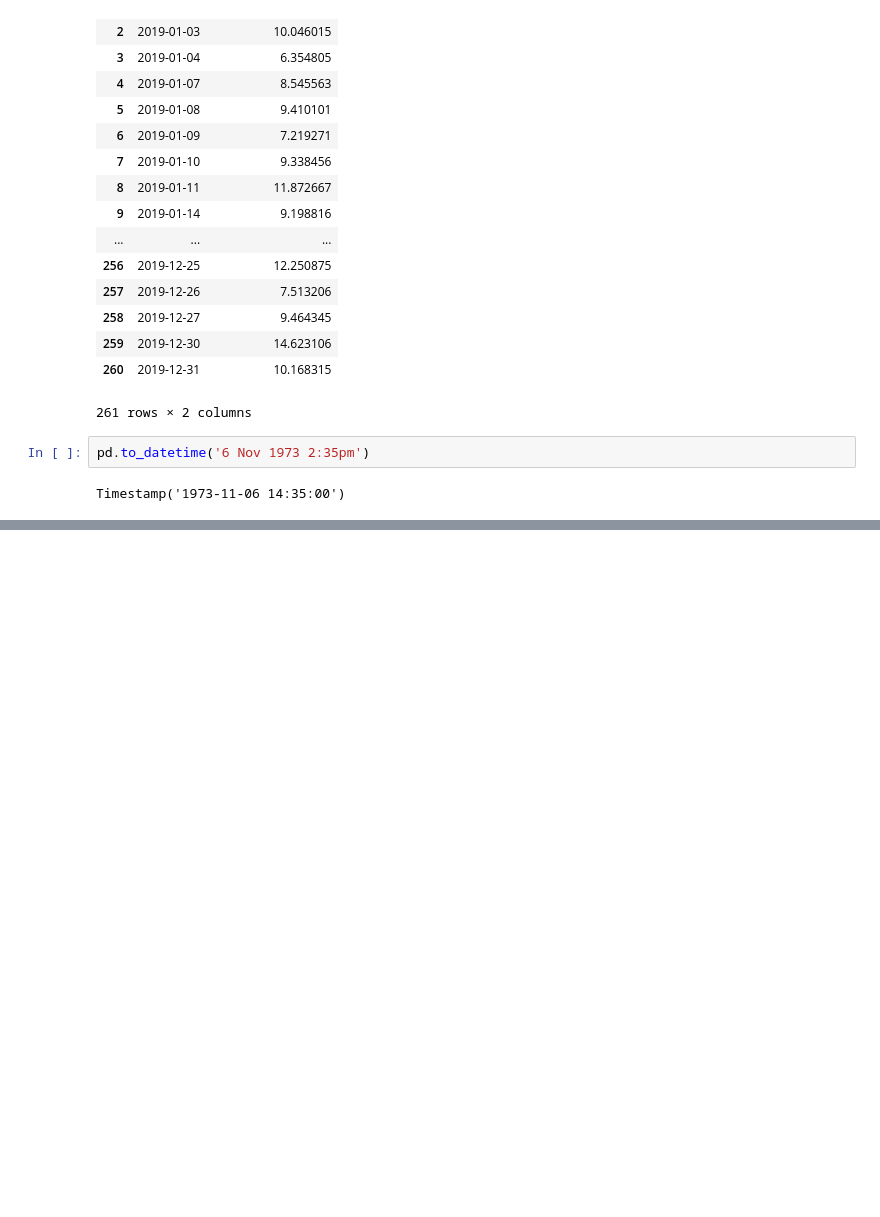
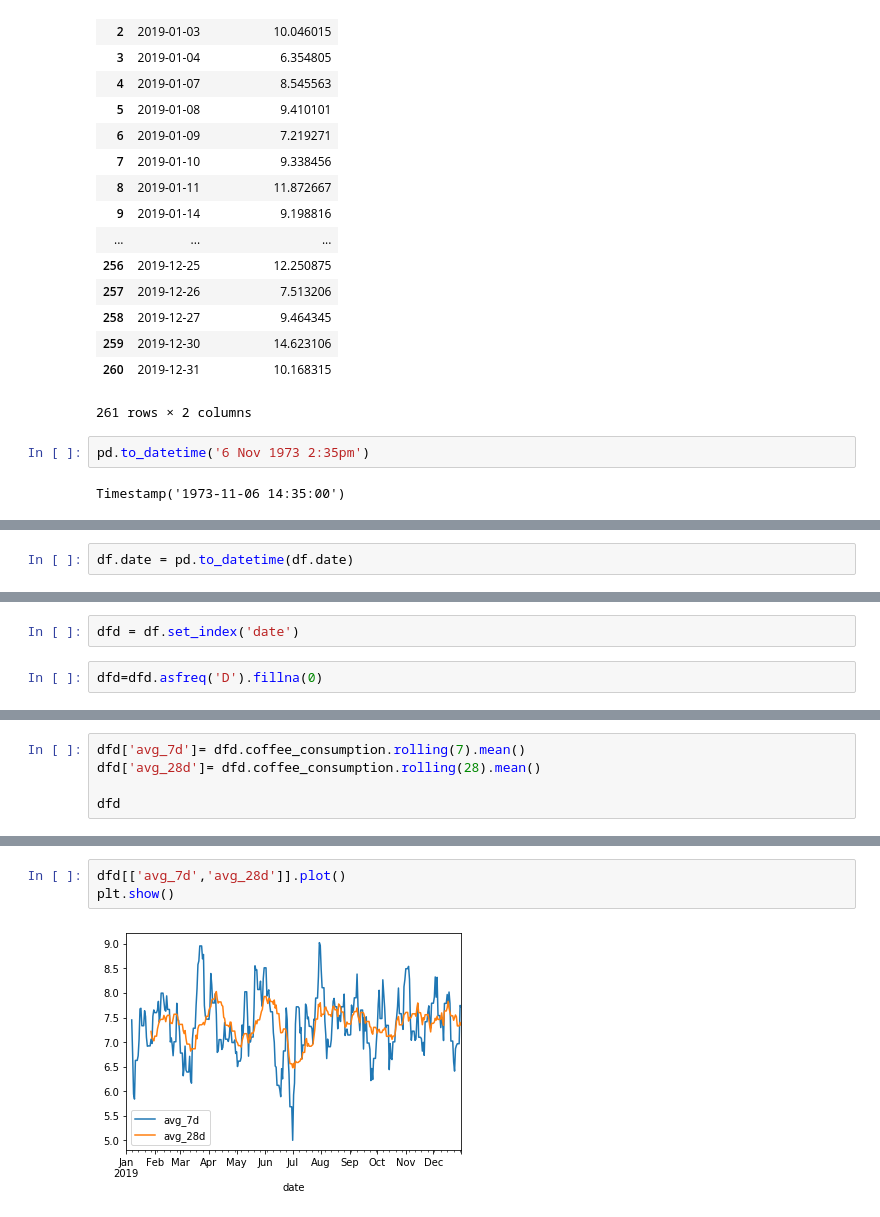
Before and after one commit to kjeliasen/ds-methodologies-exercises, a Jupyter notebook: time_series/time_series_notes.ipynb, the cells around one changed output, grey strips where cells are left out. Saved outputs shown, nothing was run; the diff lists cells and outputs as text; blank space fills up the shorter version.

```diff
--- a/time_series/time_series_notes.ipynb
+++ b/time_series/time_series_notes.ipynb
@@ -28,0 +52,2 @@ Timestamp('1973-11-06 14:35:00')
+# %%
+df.date = pd.to_datetime(df.date)
@@ -28,0 +74,4 @@ Timestamp('1973-11-06 14:35:00')
+# %%
+dfd = df.set_index('date')
+# %%
+dfd=dfd.asfreq('D').fillna(0)
@@ -28,0 +132,5 @@ Timestamp('1973-11-06 14:35:00')
+# %%
+dfd['avg_7d']= dfd.coffee_consumption.rolling(7).mean()
+dfd['avg_28d']= dfd.coffee_consumption.rolling(28).mean()
+
+dfd
@@ -28,0 +157,5 @@ Timestamp('1973-11-06 14:35:00')
+# %%
+dfd[['avg_7d','avg_28d']].plot()
+plt.show()
+# %% [output]
+[figure, added]
```
Also changed, not shown: parts of 8 cells of this notebook, 2 other files.
